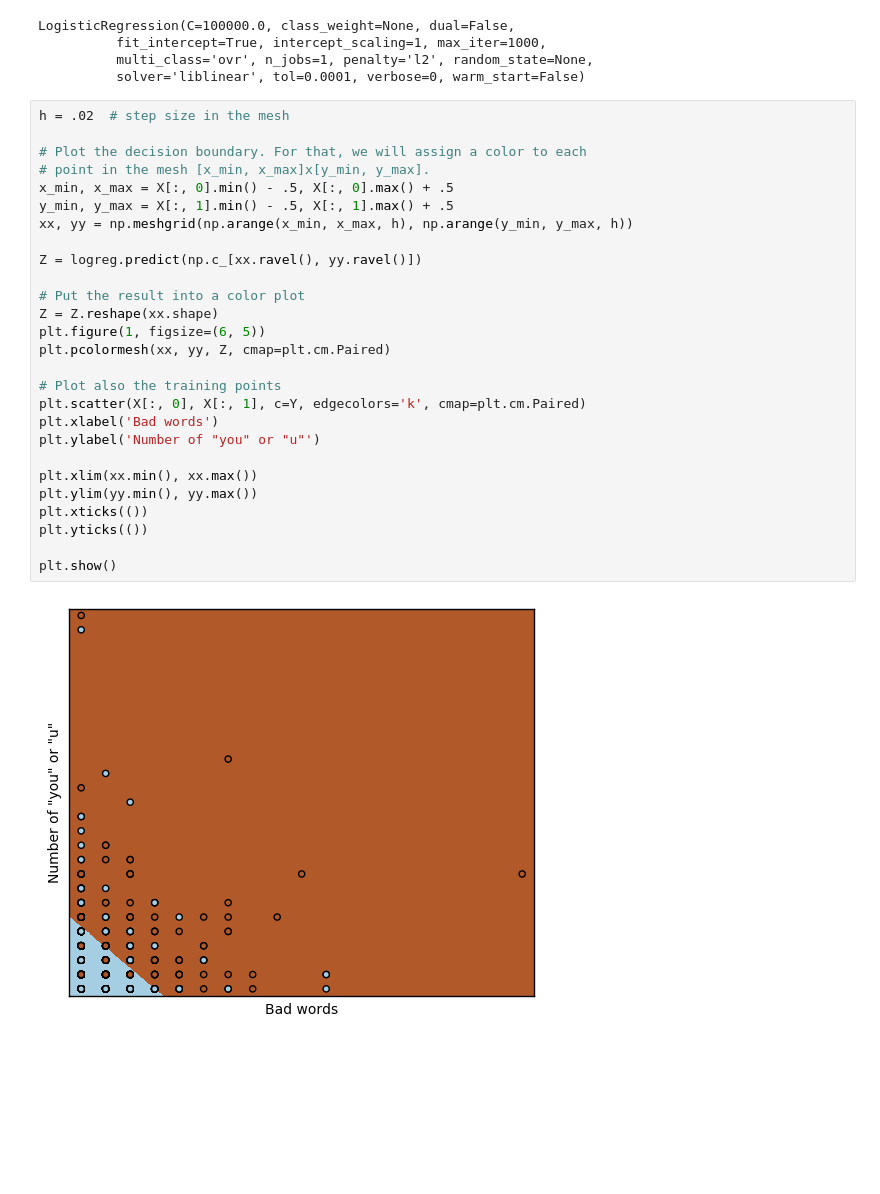
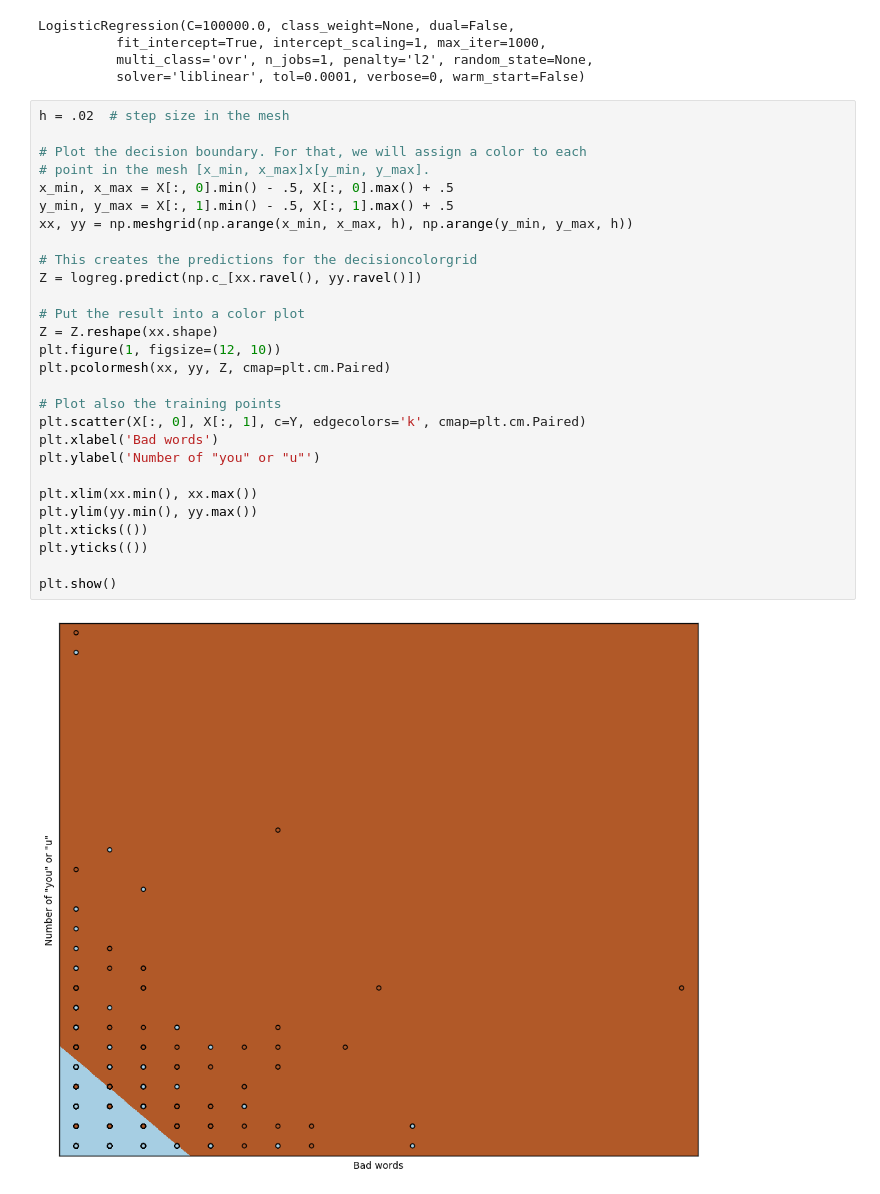
Before and after one commit to thundergolfer/Insults, a Jupyter notebook: insults/models/linear_models/linear_model.ipynb, the cells around one changed output. Cells and saved outputs as stored; diff of their text form; blank space fills up the shorter version.

```diff
--- a/insults/models/linear_models/linear_model.ipynb
+++ b/insults/models/linear_models/linear_model.ipynb
@@ -87,29 +87,30 @@ LogisticRegression(C=100000.0, class_weight=None, dual=False,
 # %%
 h = .02  # step size in the mesh
 
 # Plot the decision boundary. For that, we will assign a color to each
 # point in the mesh [x_min, x_max]x[y_min, y_max].
 x_min, x_max = X[:, 0].min() - .5, X[:, 0].max() + .5
 y_min, y_max = X[:, 1].min() - .5, X[:, 1].max() + .5
 xx, yy = np.meshgrid(np.arange(x_min, x_max, h), np.arange(y_min, y_max, h))
 
+# This creates the predictions for the decisioncolorgrid
 Z = logreg.predict(np.c_[xx.ravel(), yy.ravel()])
 
 # Put the result into a color plot
 Z = Z.reshape(xx.shape)
-plt.figure(1, figsize=(6, 5))
+plt.figure(1, figsize=(12, 10))
 plt.pcolormesh(xx, yy, Z, cmap=plt.cm.Paired)
 
 # Plot also the training points
 plt.scatter(X[:, 0], X[:, 1], c=Y, edgecolors='k', cmap=plt.cm.Paired)
 plt.xlabel('Bad words')
 plt.ylabel('Number of "you" or "u"')
 
 plt.xlim(xx.min(), xx.max())
 plt.ylim(yy.min(), yy.max())
 plt.xticks(())
 plt.yticks(())
 
 plt.show()
 # %% [output]
-[figure, old version]
+[figure, new version]
```
Also changed, not shown: parts of 3 cells of this notebook, 1 other file.
